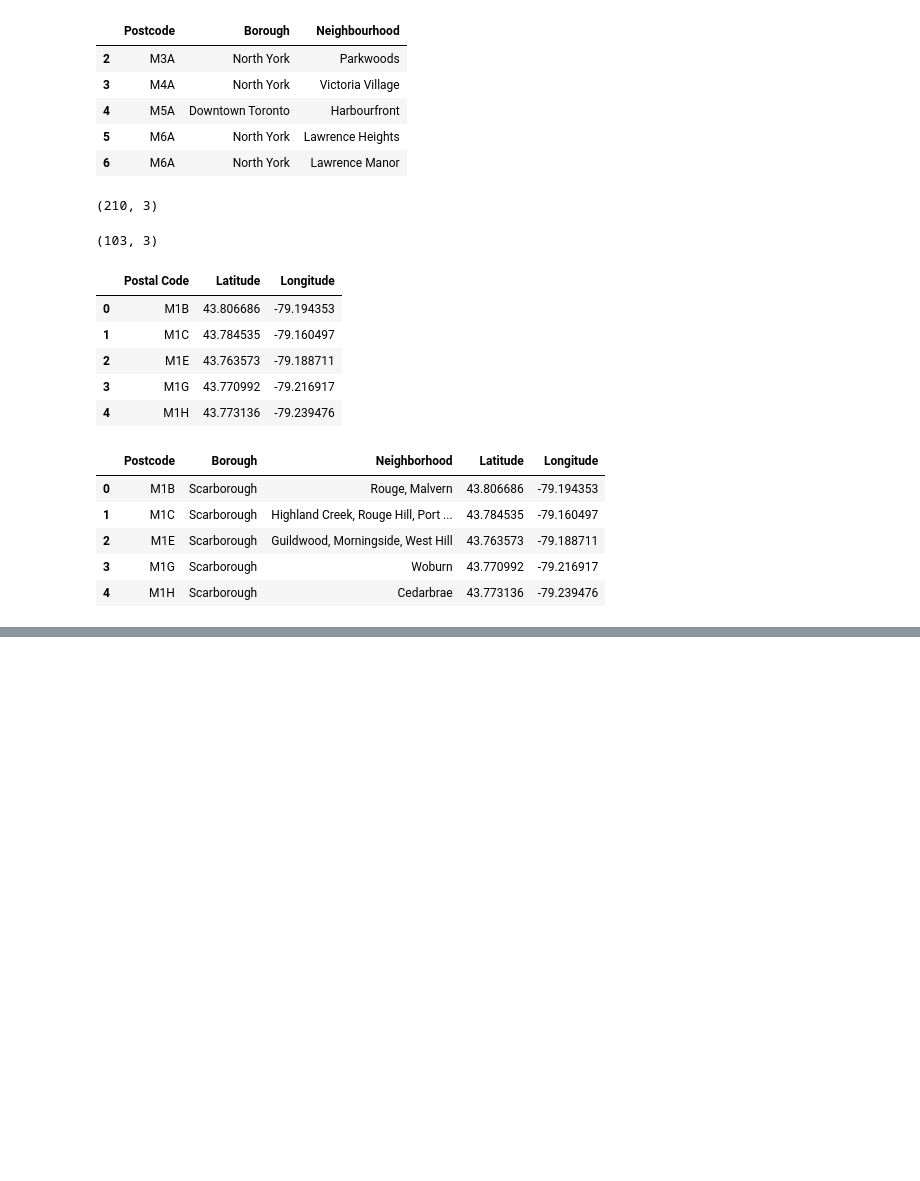
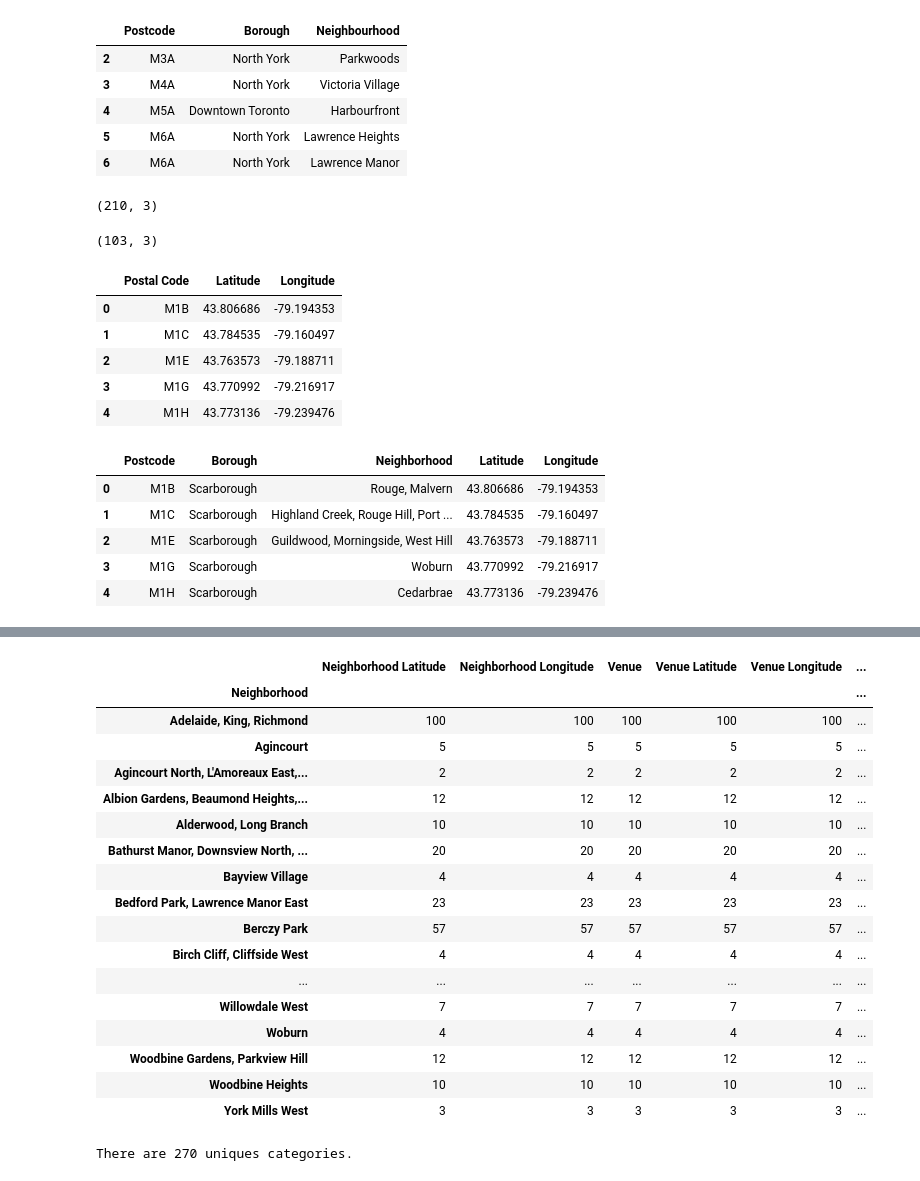
Before and after one commit to chrisproch/IBM-Capstone-Project, a Jupyter notebook: Neighborhoods in Toronto.ipynb, the cells around one changed output, grey strips where cells are left out. Cells and saved outputs as stored; diff of their text form; code cells hidden in the pictures; blank space fills up the shorter version.

```diff
--- a/Neighborhoods in Toronto.ipynb
+++ b/Neighborhoods in Toronto.ipynb
@@ -131,0 +136,9 @@ Toronto_df.head()
+# %%
+#Use geopy library to get the latitude and longitude values of Toronto.
+address = 'Toronto, Canada'
+
+geolocator = Nominatim(user_agent="toronto_explorer")
+location = geolocator.geocode(address)
+latitude = location.latitude
+longitude = location.longitude
+print('The geograpical coordinate of Toronto are {}, {}.'.format(latitude, longitude))
@@ -131,0 +147,19 @@ Toronto_df.head()
+# %%
+# create map of Toronto using latitude and longitude values
+map_toronto = folium.Map(location=[latitude, longitude], zoom_start=10)
+
+# add markers to map
+for lat, lng, borough, neighborhood in zip(Toronto_df['Latitude'], Toronto_df['Longitude'], Toronto_df['Borough'], Toronto_df['Neighborhood']):
+    label = '{}, {}'.format(neighborhood, borough)
+    label = folium.Popup(label, parse_html=True)
+    folium.CircleMarker(
+        [lat, lng],
+        radius=5,
+        popup=label,
+        color='blue',
+        fill=True,
+        fill_color='#3186cc',
+        fill_opacity=0.7,
+        parse_html=False).add_to(map_toronto)
+
+map_toronto
@@ -133,0 +213,6 @@ Toronto_df.head()
+# %%
+#Create a data frame with nearby venues
+toronto_venues = getNearbyVenues(names=Toronto_df['Neighborhood'],
+                                   latitudes=Toronto_df['Latitude'],
+                                   longitudes=Toronto_df['Longitude']
+                                  )
@@ -133,0 +248,25 @@ Toronto_df.head()
+# %%
+toronto_venues.groupby('Neighborhood').count()
+# %% [output]
+|  | Neighborhood Latitude | Neighborhood Longitude | Venue | Venue Latitude | Venue Longitude | ... |
+| Neighborhood |  |  |  |  |  | ... |
+| Adelaide, King, Richmond | 100 | 100 | 100 | 100 | 100 | ... |
+| Agincourt | 5 | 5 | 5 | 5 | 5 | ... |
+| Agincourt North, L'Amoreaux East,... | 2 | 2 | 2 | 2 | 2 | ... |
+| Albion Gardens, Beaumond Heights,... | 12 | 12 | 12 | 12 | 12 | ... |
+| Alderwood, Long Branch | 10 | 10 | 10 | 10 | 10 | ... |
+| Bathurst Manor, Downsview North, ... | 20 | 20 | 20 | 20 | 20 | ... |
+| Bayview Village | 4 | 4 | 4 | 4 | 4 | ... |
+| Bedford Park, Lawrence Manor East | 23 | 23 | 23 | 23 | 23 | ... |
+| Berczy Park | 57 | 57 | 57 | 57 | 57 | ... |
+| Birch Cliff, Cliffside West | 4 | 4 | 4 | 4 | 4 | ... |
+| ... | ... | ... | ... | ... | ... | ... |
+| Willowdale West | 7 | 7 | 7 | 7 | 7 | ... |
+| Woburn | 4 | 4 | 4 | 4 | 4 | ... |
+| Woodbine Gardens, Parkview Hill | 12 | 12 | 12 | 12 | 12 | ... |
+| Woodbine Heights | 10 | 10 | 10 | 10 | 10 | ... |
+| York Mills West | 3 | 3 | 3 | 3 | 3 | ... |
+# %%
+print('There are {} uniques categories.'.format(len(toronto_venues['Venue Category'].unique())))
+# %% [output]
+There are 270 uniques categories.
```
Also changed, not shown: parts of 19 cells of this notebook.
